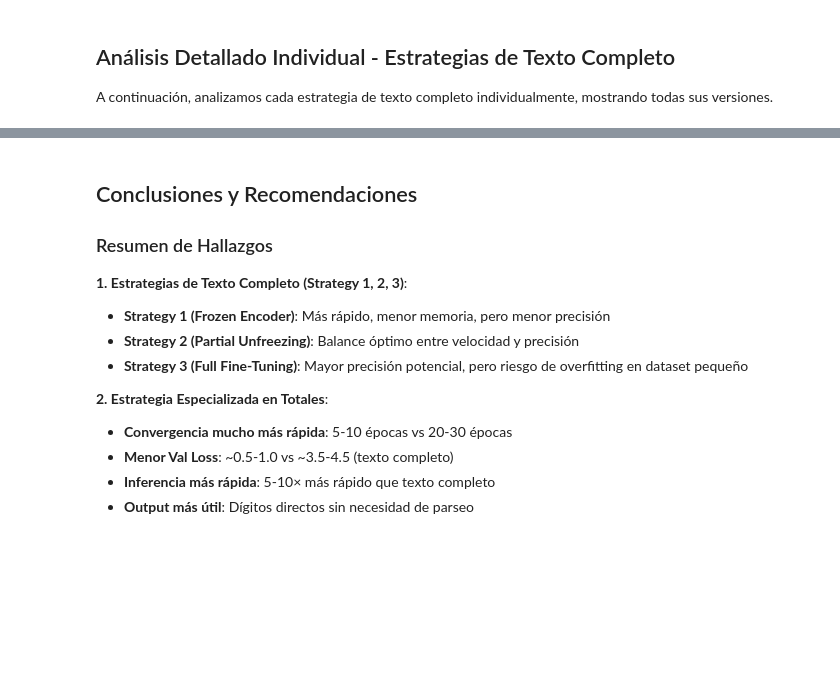
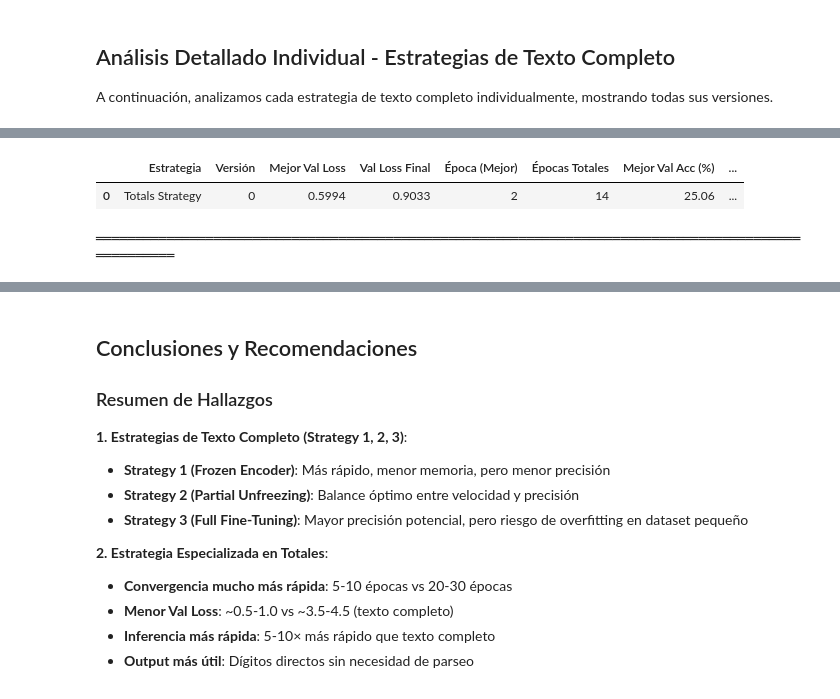
Before and after one commit to GabrielEdid/Reto_BloqueIA, a Jupyter notebook: TrOCR_Training.ipynb, the cells around one changed output, grey strips where cells are left out. Drawn from its saved outputs; the diff is of its cells as text; code cells hidden in the pictures; blank space fills up the shorter version.

```diff
--- a/TrOCR_Training.ipynb
+++ b/TrOCR_Training.ipynb
@@ -2360,0 +2435,74 @@ print(f"{'═'*100}")
+# %%
+# Seleccionar la mejor versión de totales y crear tabla comparativa
+if totals_metrics:
+    print(f"\n{'═'*100}")
+    print("💰 ESTRATEGIA DE TOTALES - ANÁLISIS")
+    print(f"{'═'*100}\n")
+
+    # Encontrar la mejor versión (menor val_loss)
+    best_val_loss = float('inf')
+    best_version_num = None
+    best_df = None
+
+    for version_num, df in totals_metrics['versions'].items():
+        if 'val_loss' in df.columns:
+            val_losses = df.dropna(subset=['val_loss'])
+            if len(val_losses) > 0:
+                min_loss = val_losses['val_loss'].min()
+                if min_loss < best_val_loss:
+                    best_val_loss = min_loss
+                    best_version_num = version_num
+                    best_df = df
+
+    if best_df is not None:
+        val_losses = best_df.dropna(subset=['val_loss'])
+
+        # Crear tabla con la mejor versión
+        row_data = {
+            'Estrategia': totals_metrics['name'],
+            'Versión': best_version_num,
+            'Mejor Val Loss': best_val_loss,
+        }
+
+        if len(val_losses) > 0:
+            row_data['Val Loss Final'] = val_losses['val_loss'].iloc[-1]
+            row_data['Época (Mejor)'] = int(val_losses.loc[val_losses['val_loss'].idxmin(), 'epoch'])
+            row_data['Épocas Totales'] = int(best_df['epoch'].max() + 1)
+
+        if 'val_acc' in best_df.columns:
+            val_accs = best_df.dropna(subset=['val_acc'])
+            if len(val_accs) > 0:
+                row_data['Mejor Val Acc (%)'] = val_accs['val_acc'].max() * 100
+                row_data['Val Acc Final (%)'] = val_accs['val_acc'].iloc[-1] * 100
+
+        totals_best_df = pd.DataFrame([row_data])
+
+        print("🏆 Mejor Versión de Estrategia de Totales:\n")
+        display(totals_best_df.style
+            .background_gradient(subset=['Mejor Val Loss'], cmap='RdYlGn_r')
+            .background_gradient(subset=['Mejor Val Acc (%)'], cmap='RdYlGn')
+            .format({
+                'Mejor Val Loss': '{:.4f}',
+                'Val Loss Final': '{:.4f}',
+                'Mejor Val Acc (%)': '{:.2f}',
+                'Val Acc Final (%)': '{:.2f}'
+            })
+        )
+        print()
+
+        # Guardar la mejor versión para usar en las siguientes celdas
+        totals_best_version = {
+            'name': totals_metrics['name'],
+            'version': best_version_num,
+            'df': best_df,
+            'best_val_loss': best_val_loss
+        }
+    else:
+        print("⚠️ No se encontró una versión válida con métricas de validación.\n")
+        totals_best_version = None
+
+    print(f"\n{'═'*100}\n")
+else:
+    print("⚠️ No se cargaron métricas de totales. Ejecuta la celda anterior primero.\n")
+    totals_best_version = None
+# %% [output]
@@ -2360,0 +2514,3 @@ print(f"{'═'*100}")
+|  | Estrategia | Versión | Mejor Val Loss | Val Loss Final | Época (Mejor) | Épocas Totales | Mejor Val Acc (%) | ... |
+| 0 | Totals Strategy | 0 | 0.5994 | 0.9033 | 2 | 14 | 25.06 | ... |
+════════════════════════════════════════════════════════════════════════════════════════════════════
```
Also changed, not shown: parts of 11 cells of this notebook.
